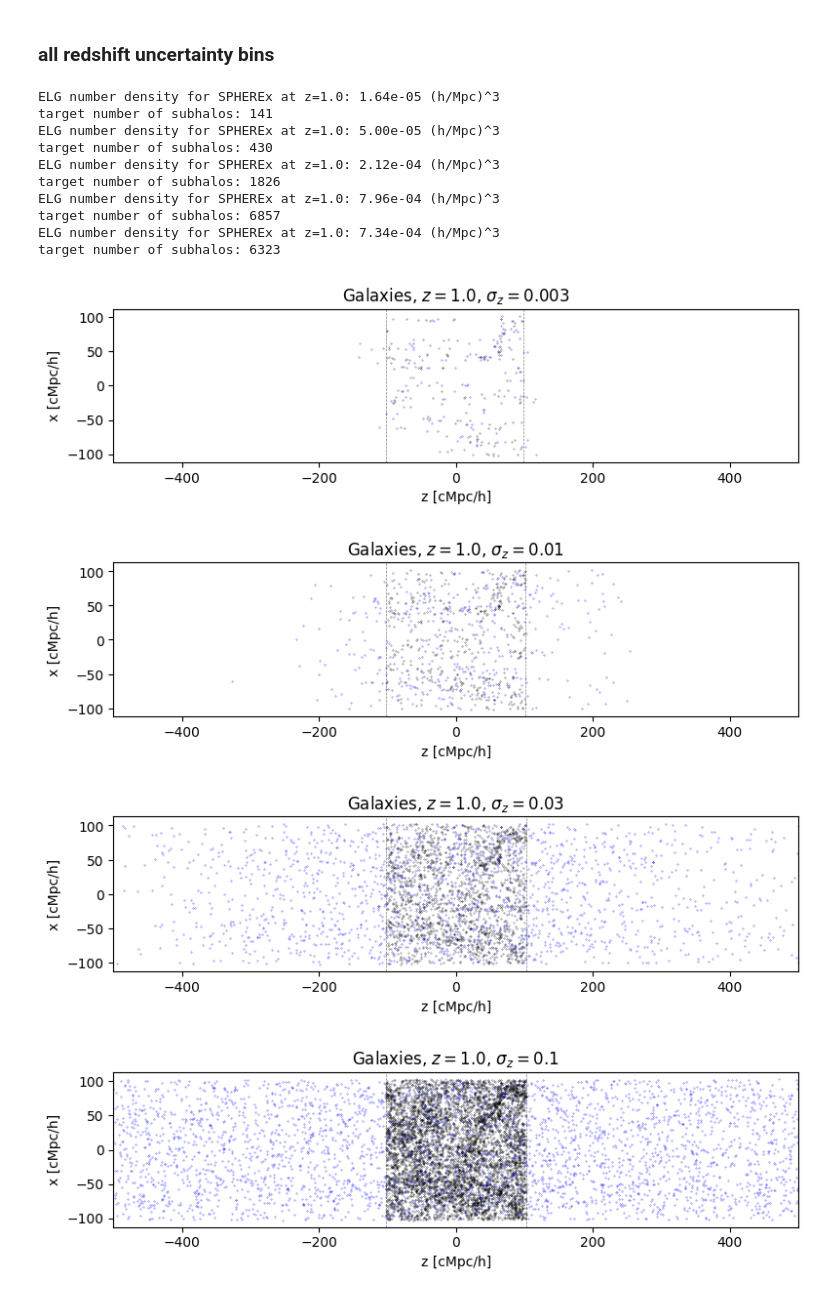
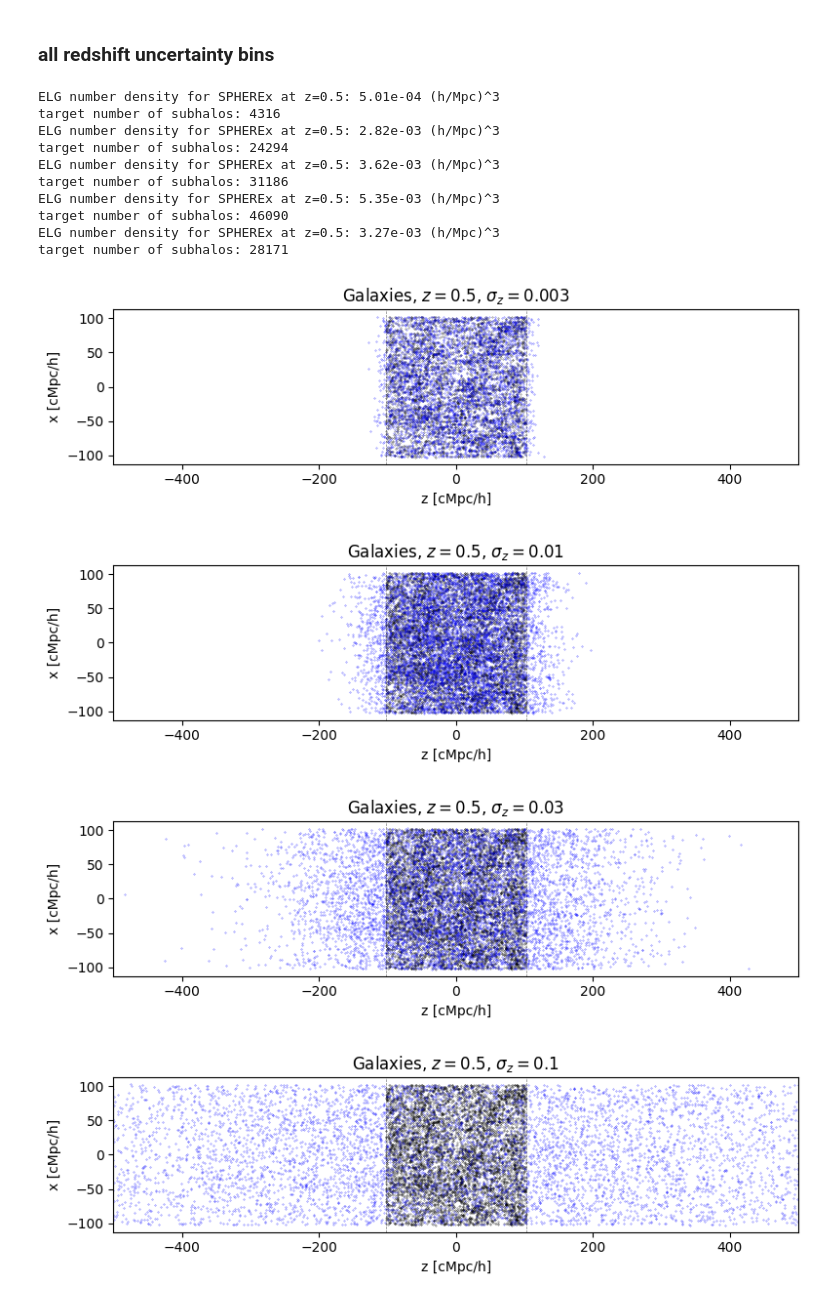
Before and after one commit to abbyw24/small-scale_cross-corrs, a Jupyter notebook: notebooks/redshift_err_30-8-23.ipynb, the cells around one changed output. Cells and saved outputs as stored; diff of their text form; code cells hidden in the pictures.

```diff
--- a/notebooks/redshift_err_30-8-23.ipynb
+++ b/notebooks/redshift_err_30-8-23.ipynb
@@ -48,9 +48,12 @@ h = cosmo.H(0.) / 100 * u.Mpc / u.km * u.s
 h
 # %% [output]
 $0.6774 \; \mathrm{}$
+# %%
+def perh():
+    return (cosmo.H(0.) / 100 * u.Mpc / u.km * u.s) / cu.littleh
 # %%
 def get_dx(z, sigma_z):
-    return sigma_z * (1 + z) * c.c.to(u.km/u.s) / cosmo.H(z) / (h * cu.littleh)
+    return sigma_z * (1 + z) * c.c.to(u.km/u.s) / cosmo.H(z) * perh()
 # %% [markdown]
 To simulate redshift uncertainty in TNG, take the given tracer positions and move each along the LOS based on a Gaussian draw with $dx$:
 # %%
@@ -62,5 +65,5 @@ def Gaussian_draw(dx, size=None):
 # %% [markdown]
 Load in a TNG simulation:
 # %%
-redshift = 1.
+redshift = 0.5
 sim = TNGSim('TNG300-3', redshift=redshift)
@@ -74,5 +90,5 @@ $205 \; \mathrm{\frac{Mpc}{h_{100}}}$
 Take a $\sigma_z$ from the SPHEREx public product repo (assuming worst redshift uncertainty per bin), load in the corresponding galaxies, and perturb each one along the LOS (take the LOS to be along the $z$ axis):
 # %%
 sigma_z = 0.01
-gal_pos = sim.subhalo_pos()[sim.gal_idx('ELG', 'SPHEREx', sigma_z=sigma_z, prints=True)]
+gal_pos = sim.subhalo_pos()[sim.gal_idx('ELG', 'SPHEREx', sigma_z=sigma_z, verbose=True)]
 # %% [output]
@@ -127,43 +143,43 @@ spherex_sigma_zs = [0.003, 0.01, 0.03, 0.1, 0.2]
 # %%
 dxs = np.zeros_like(spherex_sigma_zs)
 frac_outs = np.zeros_like(dxs)
 for i, sigma_z in enumerate(spherex_sigma_zs):
-    gal_pos = sim.subhalo_pos()[sim.gal_idx('ELG', 'SPHEREx', sigma_z=sigma_z, prints=True)]
+    gal_pos = sim.subhalo_pos()[sim.gal_idx('ELG', 'SPHEREx', sigma_z=sigma_z, verbose=True)]
     gal_pos -= sim.boxsize / 2
     dx = get_dx(redshift, sigma_z)
     gal_pos_perturbed = np.copy(gal_pos)
     gal_pos_perturbed[:,2] += Gaussian_draw(dx, size=len(gal_pos))
 
     z = gal_pos[:,2]
     z_err = gal_pos_perturbed[:,2]
 
     dxs[i] = dx.value
     frac_outs[i] = sum([a or b for a, b in zip((z_err < min(z)), (z_err > max(z)))]) / len(gal_pos)
 
     fig, ax = plt.subplots(figsize=(8,5))
     kwargs = dict(ls='None', marker='.', ms=0.5, alpha=0.8)
     ax.plot(gal_pos[:,2].value, gal_pos[:,0].value, color='k', **kwargs)
     ax.plot(gal_pos_perturbed[:,2].value, gal_pos_perturbed[:,0].value, color='b', **kwargs)
     ax.axvline(min(gal_pos[:,2].value), ls='--', color='k', lw=0.5, alpha=0.5)
     ax.axvline(max(gal_pos[:,2].value), ls='--', color='k', lw=0.5, alpha=0.5)
     ax.set_xlim(-500,500)
     ax.set_aspect('equal')
     ax.set_xlabel('z [cMpc/h]')
     ax.set_ylabel('x [cMpc/h]')
     ax.set_title(f'Galaxies, $z={redshift}$, $\sigma_z={sigma_z}$')
     fig.tight_layout()
 # %% [output]
-ELG number density for SPHEREx at z=1.0: 1.64e-05 (h/Mpc)^3
-target number of subhalos: 141
-ELG number density for SPHEREx at z=1.0: 5.00e-05 (h/Mpc)^3
-target number of subhalos: 430
-ELG number density for SPHEREx at z=1.0: 2.12e-04 (h/Mpc)^3
-target number of subhalos: 1826
-ELG number density for SPHEREx at z=1.0: 7.96e-04 (h/Mpc)^3
-target number of subhalos: 6857
-ELG number density for SPHEREx at z=1.0: 7.34e-04 (h/Mpc)^3
-target number of subhalos: 6323
+ELG number density for SPHEREx at z=0.5: 5.01e-04 (h/Mpc)^3
+target number of subhalos: 4316
+ELG number density for SPHEREx at z=0.5: 2.82e-03 (h/Mpc)^3
+target number of subhalos: 24294
+ELG number density for SPHEREx at z=0.5: 3.62e-03 (h/Mpc)^3
+target number of subhalos: 31186
+ELG number density for SPHEREx at z=0.5: 5.35e-03 (h/Mpc)^3
+target number of subhalos: 46090
+ELG number density for SPHEREx at z=0.5: 3.27e-03 (h/Mpc)^3
+target number of subhalos: 28171
-[figure, old version]
+[figure, new version]
-[figure, old version]
+[figure, new version]
-[figure, old version]
+[figure, new version]
-[figure, old version]
+[figure, new version]
```
Also changed, not shown: parts of 14 cells of this notebook, 2 other files.
